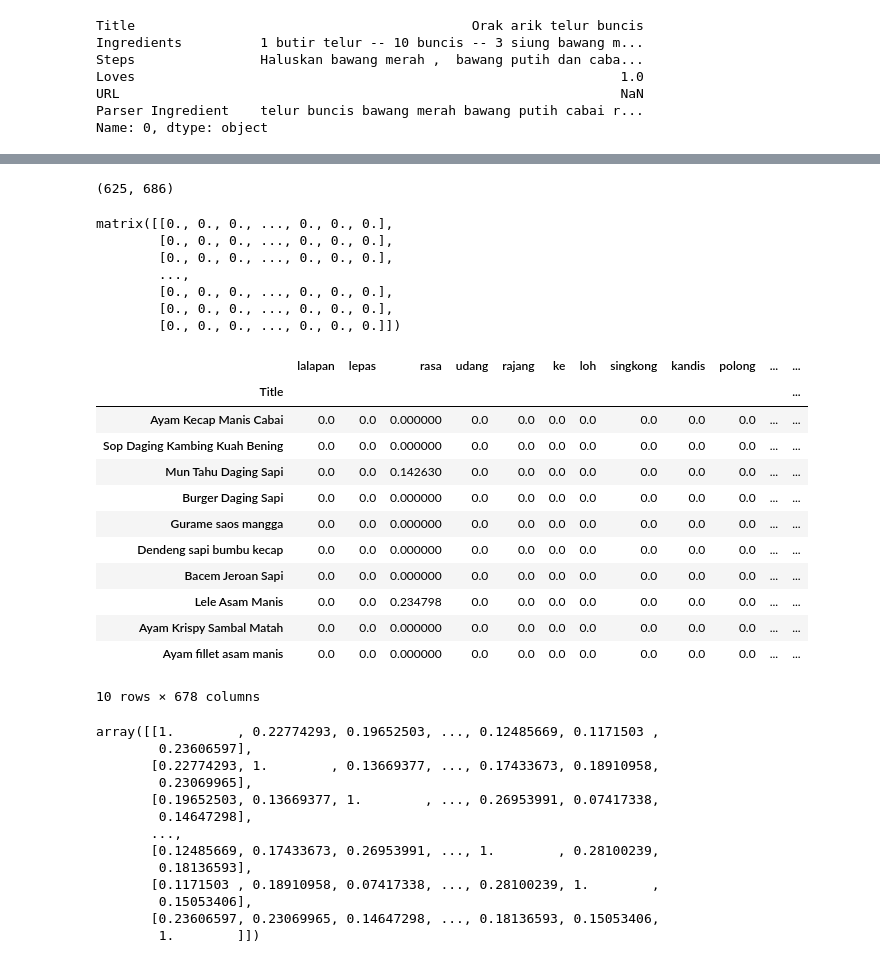
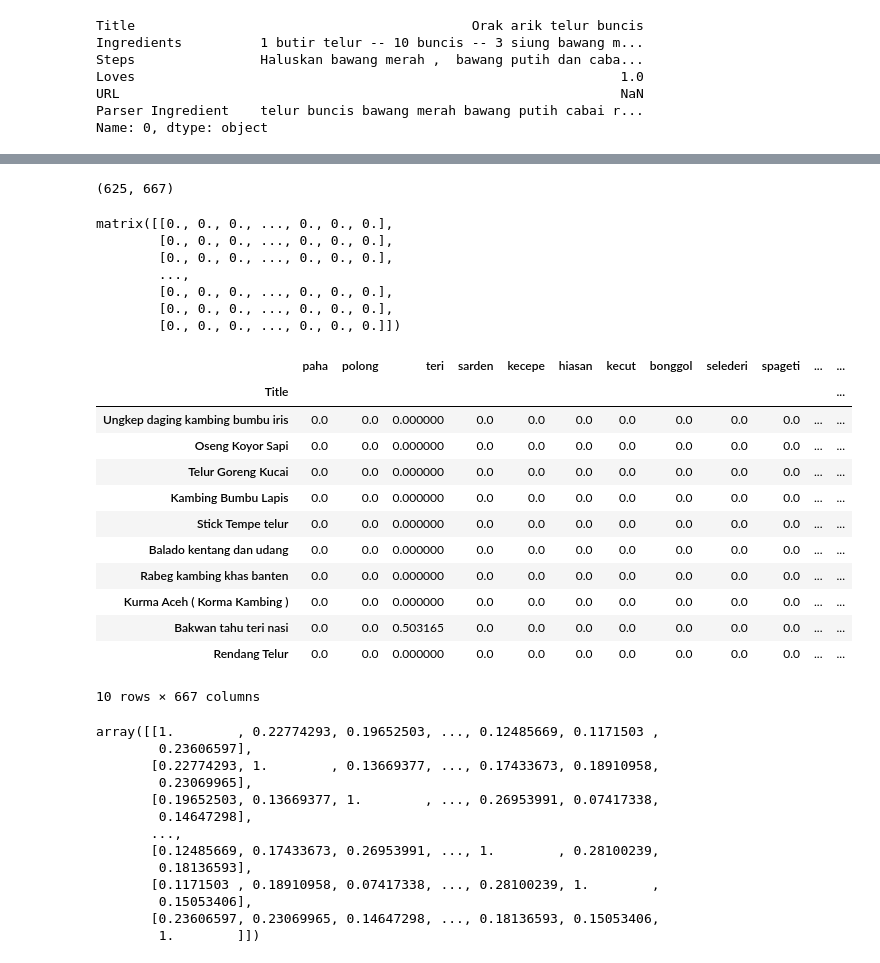
Before and after one commit to I0719031/Bangkit-Capstone-PC628, a Jupyter notebook: Preprocessing.ipynb, the cells around one changed output, grey strips where cells are left out. Cells and saved outputs as stored; diff of their text form; code cells hidden in the pictures.

```diff
--- a/Preprocessing.ipynb
+++ b/Preprocessing.ipynb
@@ -178,9 +178,9 @@ def clean_ingredients(ingredients):
     'disesuaikan', 'ditumbuk', 'gelas', 'kecil', 'kecilkecil','jk','ket',
     'kelingking', 'kebutuhan', 'masih', 'masing²', 'memanjang','ke',
     'memarkan','membungkus', 'menggoreng', 'menggunakan', 'tidak', 'tekstur',
-    'tumbuk','yaa','yang', 'yg', 'goreng', 'bakargoreng', 'bisa',
+    'tumbuk','yaa','yang', 'yg', 'goreng', 'bakargoreng', 'bisa','pring', 'ptg', 'ptng',
     'bubukb','cairml','full', 'gak','gengam','genggam', 'geprek',
-    'giling', 'gr', 'gram', 'grm','halus','helai','hingga','ibu',
+    'giling', 'gr', 'gram', 'grm','halus','helai','hingga','ibu','khas',
     'inc', 'inchi','ingin','iris', 'irisan', 'isian', 'jadi','jempol',
     'jika','juga','kalau','kalo', 'kan','kepalanya','keprek','ketebalan',
  	'kira','kilo','kotak','kualitas','kulitnya','kupas','lain', 'lainnya',
@@ -192,29 +192,29 @@ def clean_ingredients(ingredients):
     'dg', 'dgn', 'dibalut','digerus', 'digoreng', 'dikit', 'dilarutkan',
     'diparut', 'diserut','ditambah', 'diulek', 'diungkep','dua','dulu',
     'ekr','gaada', 'ganti','geprak','guna','kl', 'klo', 'klop', 'kocok',
-    'mengungkep','menit','menjadi','menumis','merebus','membalur',
+    'mengungkep','menit','menjadi','menumis','merebus','membalur','tebal',
     'ngurangin','pengen','sebelumnya', 'sebentr', 'secukup', 'segelas',
-    'penggunaan','perbandingan','serong','seruas','skip','sy',
-    'setenfah', 'setengahbruas','tambah','tambahan','supaya','sayat',
-    'tanpa','tdk','tergantung','terlalu','tipis', 'tipistipis',
+    'penggunaan','perbandingan','serong','seruas','skip','sy','berasnya',
+    'setenfah', 'setengahbruas','tambah','tambahan','supaya','sayat','paake',
+    'tanpa','tdk','tergantung','terlalu','tipis', 'tipistipis','nb',
     'ya','utama', 'utuh','jg','jmlh','jd','merk','penymerek','cc', 'cek',
-    'yaðÿ', 'â²', 'â¹', 'â½', 'ðÿ', 'ðÿðÿðÿ', 'ðÿšbumbu','merek',
-    'beserta', 'bhsesuai', 'biarkan','bulet','gls','dapat',
+    'yaðÿ', 'â²', 'â¹', 'â½', 'ðÿ', 'ðÿðÿðÿ', 'ðÿšbumbu','merek','berlemak',
+    'beserta', 'bhsesuai', 'biarkan','bulet','gls','dapat','dagingnya',
     'diambil', 'dibakar','dibersihkan', 'dibuang', 'dicampur', 'diinginkan',
-    'dikeprek','dikirakira', 'dimasak', 'dimemarkan', 'dipisah',
+    'dikeprek','dikirakira', 'dimasak', 'dimemarkan', 'dipisah','lepas', 'lg',
     'dipotongpotong','dirajang', 'diremasremas', 'disini', 'diskip',
     'menyesuaikan','melingkar', 'memasaknya', 'memoles','kepedasan',
     'dr', 'dtmbah', 'karena','kehitaman', 'kekentalan','keluar', 'kemaren',
     'lainlainnya', 'lainya','menempel','ngilangin','parut', 'paruttt',
     'potongâ²','pertama','satu','saya','sbg','bentar','soalnya','gpp',
-    'sckpnya', 'sdh', 'sebnyak', 'secuil', 'secukupya', 'segempal',
+    'sckpnya', 'sdh', 'sebnyak', 'secuil', 'secukupya', 'segempal','rb',
     'seiris', 'sejempol', 'selara','siapin', 'siapkan', 'simpulkan',
     'setelunjuk', 'seujung','tipiss','tiriskan', 'tmbahi', 'tmbhkan',
     'diagonal', 'dibelah','didihkan', 'dikupas', 'dimasukan', 'dipasarrp',
     'diptong','ditambh','mgkin','semangkuk','pjg', 'pnjag','uleg',
-    'sckupnya', 'scukupnya', 'sdk','terlebih','trlalu','ukkecil',
+    'sckupnya', 'scukupnya', 'sdk','terlebih','trlalu','ukkecil','sp',
     'yay', 'mnjd','bsa','buesar','jgn','lbih','adonanya','sampai', 'sampe',
-    'kurang', 'kurangi', 'kurleb','pilihan','empat','jumput','siap',
+    'kurang', 'kurangi', 'kurleb','pilihan','empat','jumput','siap','warna',
     'se', 'seasoning','airnya', 'an','banyaknya','bersihkam', 'besarx',
     'bekas','brsh', 'buka','dibuat', 'dicincang', 'dkt','dlu','celupan',
     'encerkan','ga','habis', 'harusnya', 'hehe','kasar', 'kasih','koreksi',
@@ -231,8 +231,9 @@ def clean_ingredients(ingredients):
     'tak','šbumbu','ungkepnya','diremas', 'dn','daunya','dikira','adonan',
     'asal','atur','bau','bngt','empuk', 'empux', 'enak','ikutan','masak', 'masakan',
     'luar', 'lumayan', 'lmbar','lumuri','no', 'non','nempel','rasa','tp', 'tradisional',
-    'tulang', 'tulangan', 'tulangnya','tumis', 'tumisan',
-
+    'tulang', 'tulangan', 'tulangnya','tumis', 'tumisan','mentah','ayamnya',
+    'udangnya','tangkainya','sayurnya','sambalnya','merahnya','lemaknya','serut','seuai',
+    'kuningnya','ku', 'kuah', 'kuahnya','kanilnya','hatinya','ekornya','koyak',
      ]
         ingredient = ' '.join([word for word in ingredient.split() if word not in stop_words])
 
@@ -306,7 +307,7 @@ tfidf_matrix = tf.fit_transform(df['Parser Ingredient'])
 # Melihat ukuran matrix tfidf
 tfidf_matrix.shape
 # %% [output]
-(625, 686)
+(625, 667)
 # %%
 # Mengubah vektor tf-idf dalam bentuk matriks dengan fungsi todense()
 tfidf_matrix.todense()
@@ -321,23 +322,23 @@ matrix([[0., 0., 0., ..., 0., 0., 0.],
 # %%
 pd.DataFrame(
     tfidf_matrix.todense(),
     columns=tf.get_feature_names_out(),
     index=df.Title
-).sample(678, axis=1).sample(10, axis=0)
+).sample(667, axis=1).sample(10, axis=0)
 # %% [output]
-|  | lalapan | lepas | rasa | udang | rajang | ke | loh | singkong | kandis | polong | ... | ... |
+|  | paha | polong | teri | sarden | kecepe | hiasan | kecut | bonggol | selederi | spageti | ... | ... |
 | Title |  |  |  |  |  |  |  |  |  |  |  | ... |
-| Ayam Kecap Manis Cabai | 0.0 | 0.0 | 0.000000 | 0.0 | 0.0 | 0.0 | 0.0 | 0.0 | 0.0 | 0.0 | ... | ... |
-| Sop Daging Kambing Kuah Bening | 0.0 | 0.0 | 0.000000 | 0.0 | 0.0 | 0.0 | 0.0 | 0.0 | 0.0 | 0.0 | ... | ... |
-| Mun Tahu Daging Sapi | 0.0 | 0.0 | 0.142630 | 0.0 | 0.0 | 0.0 | 0.0 | 0.0 | 0.0 | 0.0 | ... | ... |
-| Burger Daging Sapi | 0.0 | 0.0 | 0.000000 | 0.0 | 0.0 | 0.0 | 0.0 | 0.0 | 0.0 | 0.0 | ... | ... |
-| Gurame saos mangga | 0.0 | 0.0 | 0.000000 | 0.0 | 0.0 | 0.0 | 0.0 | 0.0 | 0.0 | 0.0 | ... | ... |
-| Dendeng sapi bumbu kecap | 0.0 | 0.0 | 0.000000 | 0.0 | 0.0 | 0.0 | 0.0 | 0.0 | 0.0 | 0.0 | ... | ... |
-| Bacem Jeroan Sapi | 0.0 | 0.0 | 0.000000 | 0.0 | 0.0 | 0.0 | 0.0 | 0.0 | 0.0 | 0.0 | ... | ... |
-| Lele Asam Manis | 0.0 | 0.0 | 0.234798 | 0.0 | 0.0 | 0.0 | 0.0 | 0.0 | 0.0 | 0.0 | ... | ... |
-| Ayam Krispy Sambal Matah | 0.0 | 0.0 | 0.000000 | 0.0 | 0.0 | 0.0 | 0.0 | 0.0 | 0.0 | 0.0 | ... | ... |
-| Ayam fillet asam manis | 0.0 | 0.0 | 0.000000 | 0.0 | 0.0 | 0.0 | 0.0 | 0.0 | 0.0 | 0.0 | ... | ... |
+| Ungkep daging kambing bumbu iris | 0.0 | 0.0 | 0.000000 | 0.0 | 0.0 | 0.0 | 0.0 | 0.0 | 0.0 | 0.0 | ... | ... |
+| Oseng Koyor Sapi | 0.0 | 0.0 | 0.000000 | 0.0 | 0.0 | 0.0 | 0.0 | 0.0 | 0.0 | 0.0 | ... | ... |
+| Telur Goreng Kucai | 0.0 | 0.0 | 0.000000 | 0.0 | 0.0 | 0.0 | 0.0 | 0.0 | 0.0 | 0.0 | ... | ... |
+| Kambing Bumbu Lapis | 0.0 | 0.0 | 0.000000 | 0.0 | 0.0 | 0.0 | 0.0 | 0.0 | 0.0 | 0.0 | ... | ... |
+| Stick Tempe telur | 0.0 | 0.0 | 0.000000 | 0.0 | 0.0 | 0.0 | 0.0 | 0.0 | 0.0 | 0.0 | ... | ... |
+| Balado kentang dan udang | 0.0 | 0.0 | 0.000000 | 0.0 | 0.0 | 0.0 | 0.0 | 0.0 | 0.0 | 0.0 | ... | ... |
+| Rabeg kambing khas banten | 0.0 | 0.0 | 0.000000 | 0.0 | 0.0 | 0.0 | 0.0 | 0.0 | 0.0 | 0.0 | ... | ... |
+| Kurma Aceh ( Korma Kambing ) | 0.0 | 0.0 | 0.000000 | 0.0 | 0.0 | 0.0 | 0.0 | 0.0 | 0.0 | 0.0 | ... | ... |
+| Bakwan tahu teri nasi | 0.0 | 0.0 | 0.503165 | 0.0 | 0.0 | 0.0 | 0.0 | 0.0 | 0.0 | 0.0 | ... | ... |
+| Rendang Telur | 0.0 | 0.0 | 0.000000 | 0.0 | 0.0 | 0.0 | 0.0 | 0.0 | 0.0 | 0.0 | ... | ... |
-10 rows × 678 columns
+10 rows × 667 columns
 # %%
 from sklearn.metrics.pairwise import cosine_similarity
 
```
Also changed, not shown: parts of 1 cell of this notebook.
